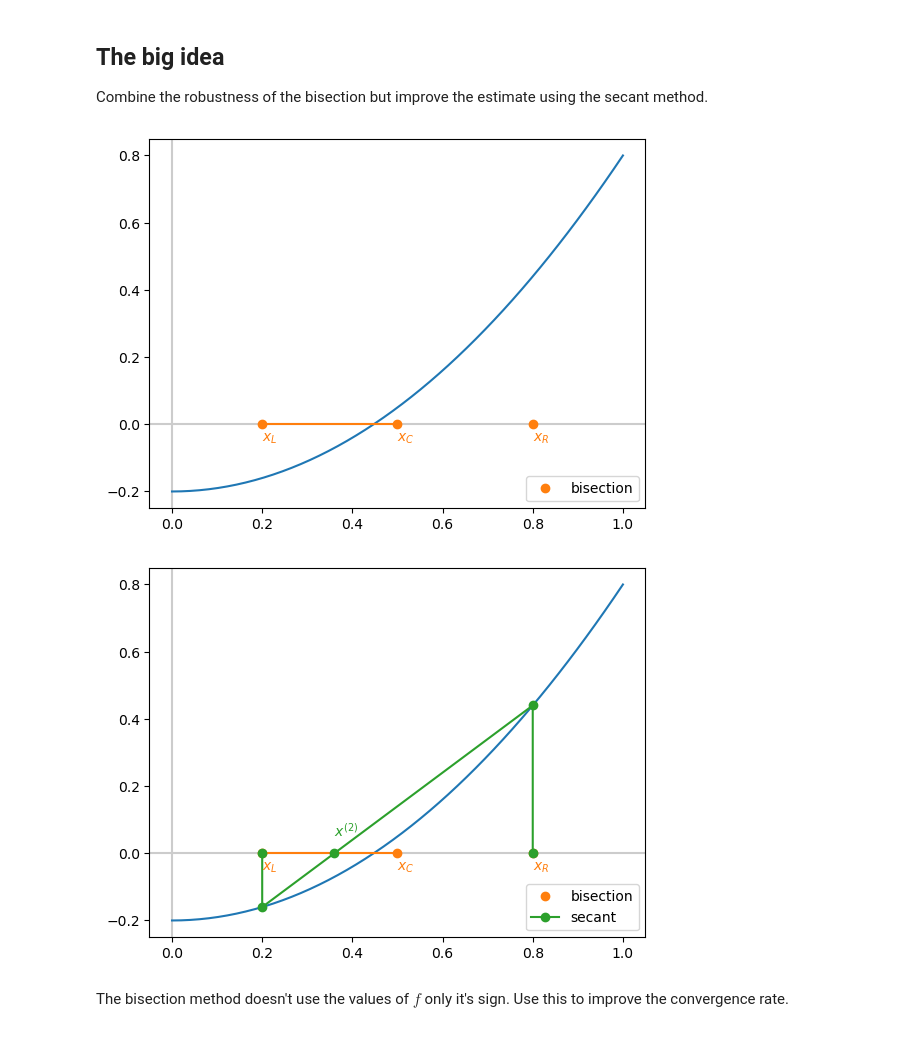
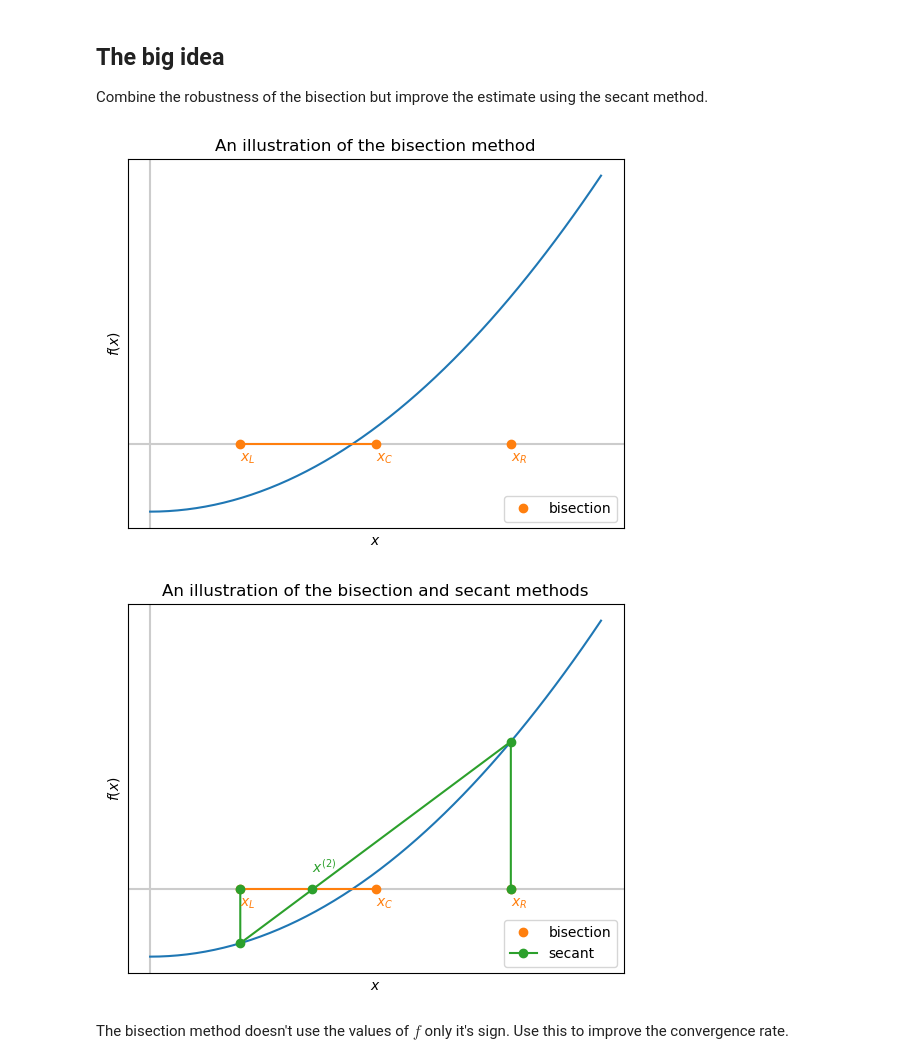
Before and after one commit to uol-soc-teachingrepos/COMP2421-Numerical-Computation, a Jupyter notebook: lec/lec18_.ipynb, the cells around one changed output. Drawn from its saved outputs; the diff is of its cells as text; code cells hidden in the pictures.

```diff
--- a/lec/lec18_.ipynb
+++ b/lec/lec18_.ipynb
@@ -21,32 +21,38 @@ Combine the robustness of the bisection but improve the estimate using the secan
 # %%
 import matplotlib
 import matplotlib.pyplot as plt
 import numpy as np
 
 plt.axhline(0, color="0.8")  # x = 0
 plt.axvline(0, color="0.8")  # y = 0
 
 f = lambda t: t**2 - 0.2
 df = lambda t: 2 * t
 
 x = np.linspace(0, 1)
 y = f(x)
 
 plt.plot(x, y)
 
 xL = 0.2
 xR = 0.8
 
 l = plt.plot([xL, (xL+xR)/2, xR], [0., 0, 0.], 'o', label="bisection")
 plt.plot([xL, (xL+xR)/2], [0., 0.], color=l[0].get_color())
 plt.text(xL, -0.05, "$x_L$", color=l[0].get_color())
 plt.text((xL+xR)/2, -0.05, "$x_C$", color=l[0].get_color())
 plt.text(xR, -0.05, "$x_R$", color=l[0].get_color())
 
+plt.title("An illustration of the bisection method")
+plt.xticks([])
+plt.yticks([])
+plt.xlabel("$x$")
+plt.ylabel("$f(x)$")
+
 plt.legend()
 plt.show()
 # %% [output]
-[figure, old version]
+[figure, new version]
 # %%
 plt.axhline(0, color="0.8")  # x = 0
 plt.axvline(0, color="0.8")  # y = 0
@@ -72,10 +78,16 @@ xnew = xR - f(xR) * (xR-xL) / (f(xR) - f(xL))
 l = plt.plot([xL, xL, xnew, xR, xR], [0.0, f(xL), 0.0, f(xR), 0], "o-", label="secant")
 plt.text(xnew, +0.05, "$x^{(2)}$", color=l[0].get_color())
 
+plt.title("An illustration of the bisection and secant methods")
+plt.xticks([])
+plt.yticks([])
+plt.xlabel("$x$")
+plt.ylabel("$f(x)$")
+
 plt.legend()
 plt.show()
 # %% [output]
-[figure, old version]
+[figure, new version]
 # %% [markdown]
 The bisection method doesn't use the values of $f$ only it's sign. Use this to improve the convergence rate.
 # %% [markdown]
```
Also changed, not shown: parts of 18 cells of this notebook.
